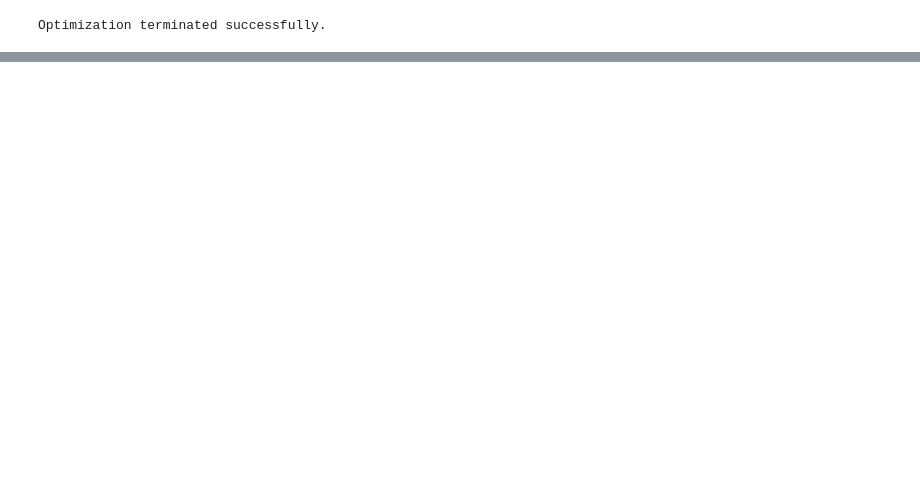
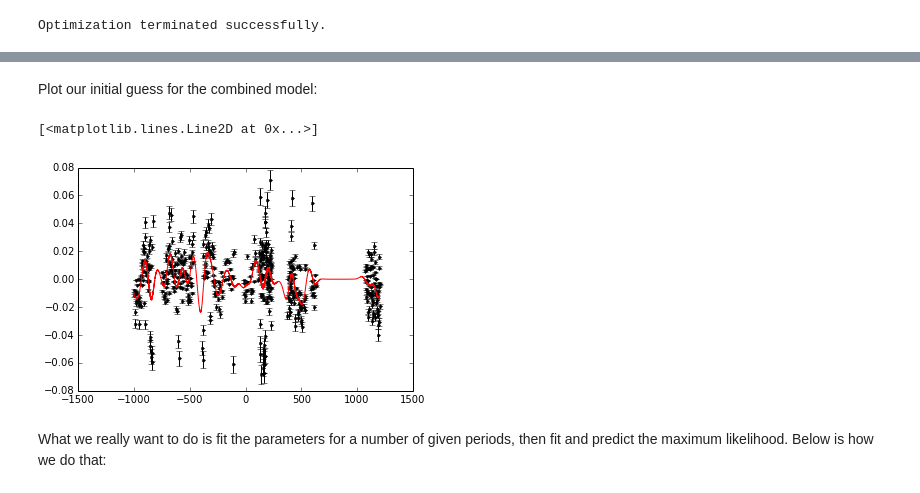
Before and after one commit to RuthAngus/BlackHoleGP, a Jupyter notebook: BlackHoleGP.ipynb, the cells around one changed output, grey strips where cells are left out. Cells and saved outputs as stored; diff of their text form; code cells hidden in the pictures; blank space fills up the shorter version.

```diff
--- a/BlackHoleGP.ipynb
+++ b/BlackHoleGP.ipynb
@@ -136,0 +139,23 @@ result2
+# %%
+theta_qpo = [0.5**2.0, 1000.0, 1.0/100, 0.5**2.0, 0.1]
+# %%
+sekernel = float(theta_qpo[0]) * ExpSquaredKernel(float(theta_qpo[1]))*ExpSine2Kernel(theta_qpo[2], theta_qpo[3]) \
+           + WhiteKernel(float(theta_qpo[4]))
+
+gp_qpo = george.GP(sekernel)
+
+gp_qpo.compute(time, np.sqrt(theta[2]+yerr**2))
+y_predicted = gp_qpo.predict(counts, xs)
+
+#result2= gp_qpo.optimize(time, counts, yerr)
+# %% [markdown]
+Plot our initial guess for the combined model:
+# %%
+
+plt.errorbar(time, counts, yerr=yerr, fmt='k.')
+plt.plot(xs, y_predicted[0], 'r')
+# %% [output]
+[<matplotlib.lines.Line2D at 0x...>]
+[figure, added]
+# %% [markdown]
+What we really want to do is fit the parameters for a number of given periods, then fit and predict the maximum likelihood. Below is how we do that:
```
Also changed, not shown: parts of 14 cells of this notebook.
